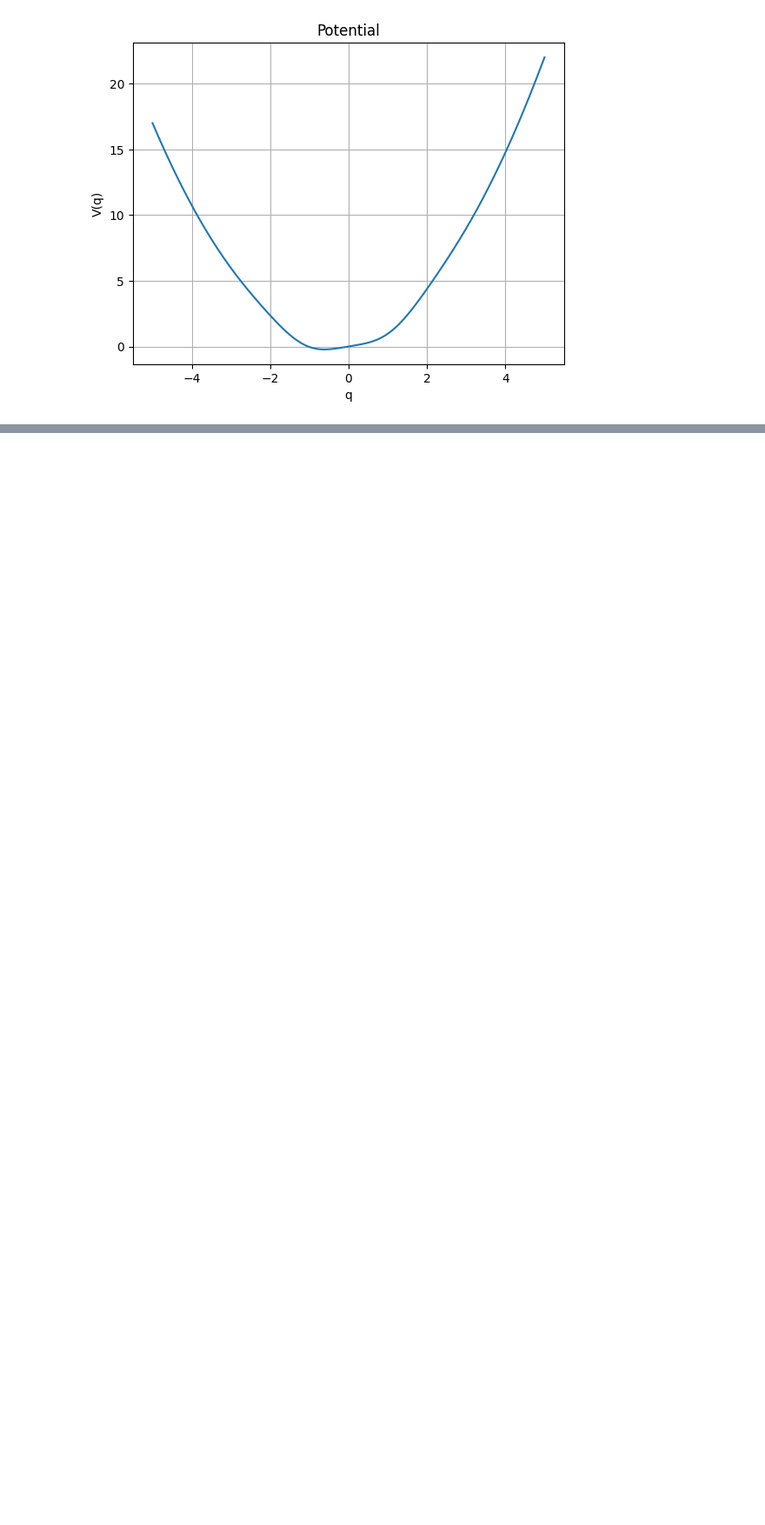
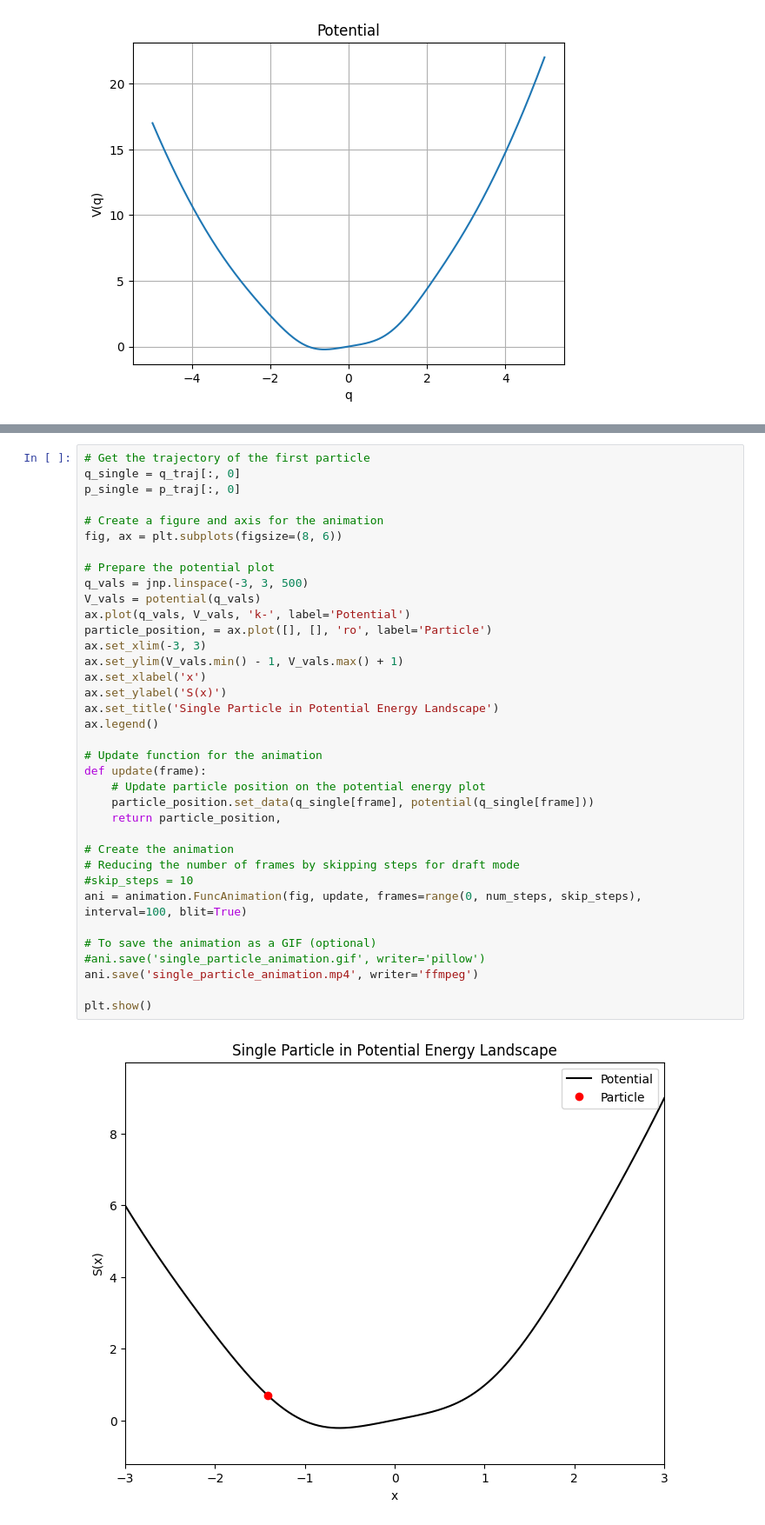
Before and after one commit to oduerr/da, a Jupyter notebook: python/hello_hamilton.ipynb, the cells around one changed output, grey strips where cells are left out. Shown at 87% size. Saved outputs shown, nothing was run; the diff lists cells and outputs as text; blank space fills up the shorter version.

```diff
--- a/python/hello_hamilton.ipynb
+++ b/python/hello_hamilton.ipynb
@@ -223,0 +215,38 @@ No artists with labels found to put in legend.  Note that artists whose label st
+# %%
+# Get the trajectory of the first particle
+q_single = q_traj[:, 0]
+p_single = p_traj[:, 0]
+
+# Create a figure and axis for the animation
+fig, ax = plt.subplots(figsize=(8, 6))
+
+# Prepare the potential plot
+q_vals = jnp.linspace(-3, 3, 500)
+V_vals = potential(q_vals)
+ax.plot(q_vals, V_vals, 'k-', label='Potential')
+particle_position, = ax.plot([], [], 'ro', label='Particle')
+ax.set_xlim(-3, 3)
+ax.set_ylim(V_vals.min() - 1, V_vals.max() + 1)
+ax.set_xlabel('x')
+ax.set_ylabel('S(x)')
+ax.set_title('Single Particle in Potential Energy Landscape')
+ax.legend()
+
+# Update function for the animation
+def update(frame):
+    # Update particle position on the potential energy plot
+    particle_position.set_data(q_single[frame], potential(q_single[frame]))
+    return particle_position,
+
+# Create the animation
+# Reducing the number of frames by skipping steps for draft mode
+#skip_steps = 10
+ani = animation.FuncAnimation(fig, update, frames=range(0, num_steps, skip_steps), interval=100, blit=True)
+
+# To save the animation as a GIF (optional)
+#ani.save('single_particle_animation.gif', writer='pillow')
+ani.save('single_particle_animation.mp4', writer='ffmpeg')
+
+plt.show()
+# %% [output]
+[figure, added]
```
Also changed, not shown: parts of 2 cells of this notebook, 2 other files.
